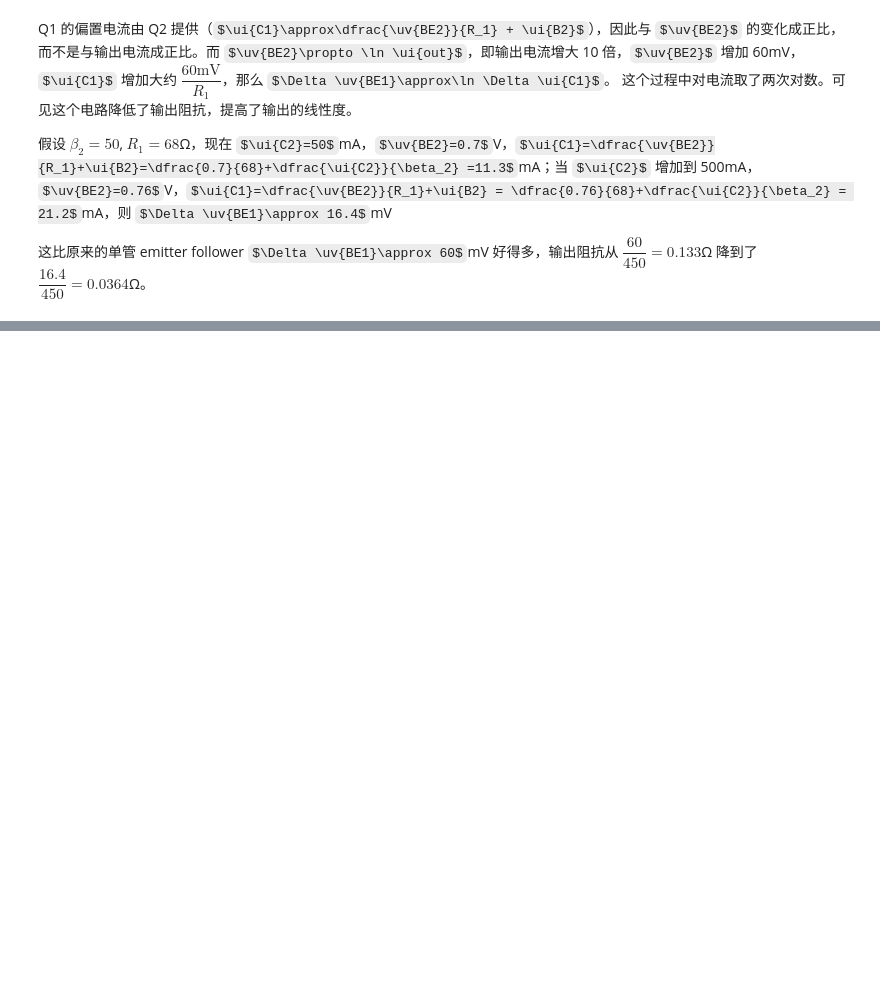
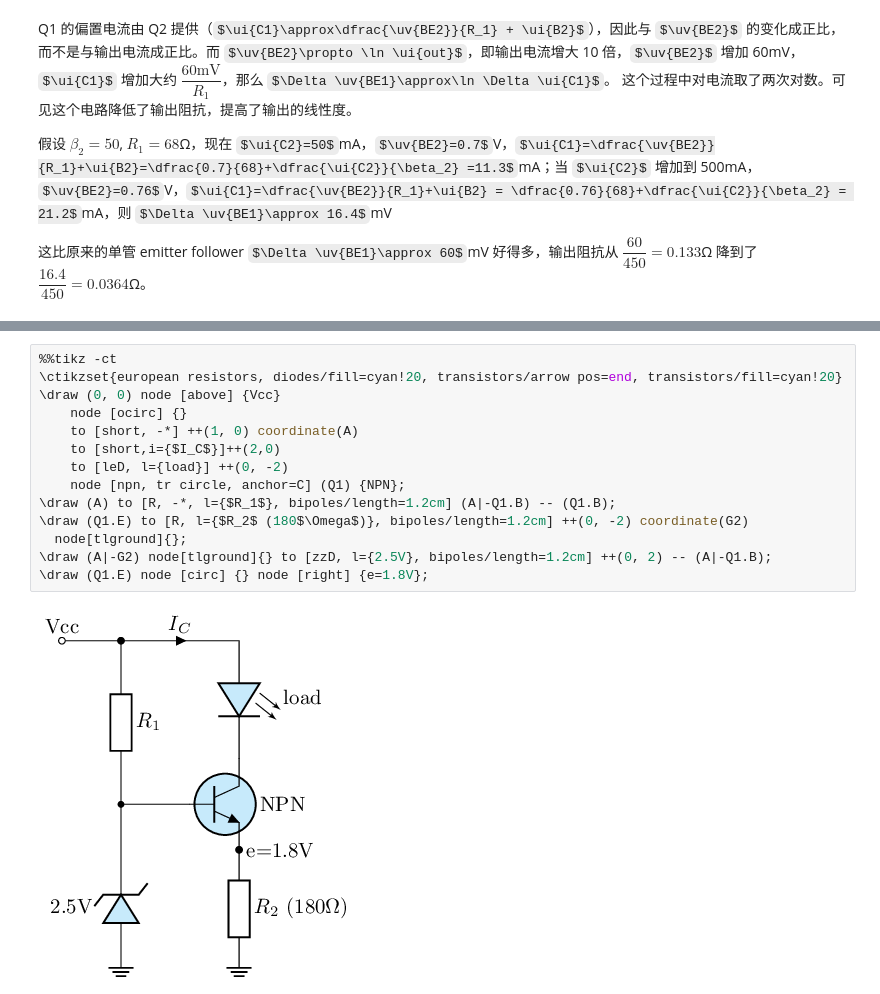
Before and after one commit to chenshuo/nuedc, a Jupyter notebook: docs/bjt-circuits.ipynb, the cells around one changed output, grey strips where cells are left out. Drawn from its saved outputs; the diff is of its cells as text; some formulas as TeX source; blank space fills up the shorter version.

```diff
--- a/docs/bjt-circuits.ipynb
+++ b/docs/bjt-circuits.ipynb
@@ -426,0 +483,16 @@ Q1 的偏置电流由 Q2 提供（$\ui{C1}\approx\dfrac{\uv{BE2}}{R_1} + \ui{B2}
+# %%
+%%tikz -ct
+\ctikzset{european resistors, diodes/fill=cyan!20, transistors/arrow pos=end, transistors/fill=cyan!20}
+\draw (0, 0) node [above] {Vcc}
+    node [ocirc] {}
+    to [short, -*] ++(1, 0) coordinate(A)
+    to [short,i={$I_C$}]++(2,0)
+    to [leD, l={load}] ++(0, -2)
+    node [npn, tr circle, anchor=C] (Q1) {NPN};
+\draw (A) to [R, -*, l={$R_1$}, bipoles/length=1.2cm] (A|-Q1.B) -- (Q1.B);
+\draw (Q1.E) to [R, l={$R_2$ (180$\Omega$)}, bipoles/length=1.2cm] ++(0, -2) coordinate(G2)
+  node[tlground]{};
+\draw (A|-G2) node[tlground]{} to [zzD, l={2.5V}, bipoles/length=1.2cm] ++(0, 2) -- (A|-Q1.B);
+\draw (Q1.E) node [circ] {} node [right] {e=1.8V};
+# %% [output]
+[figure, added]
```
Also changed, not shown: parts of 21 cells of this notebook.
